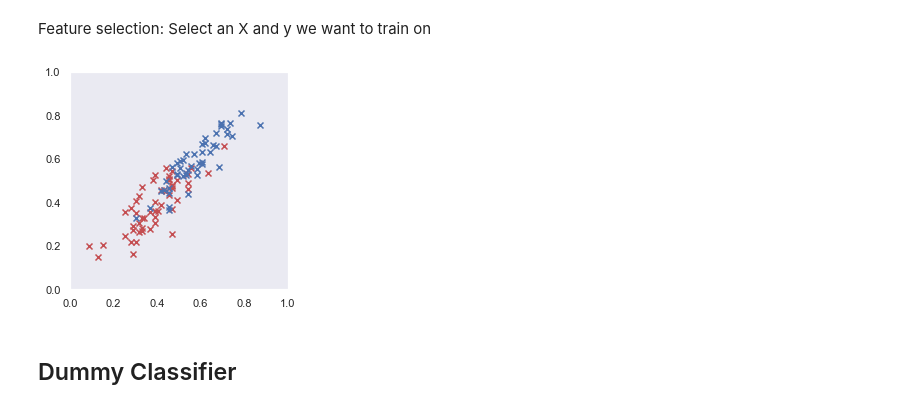
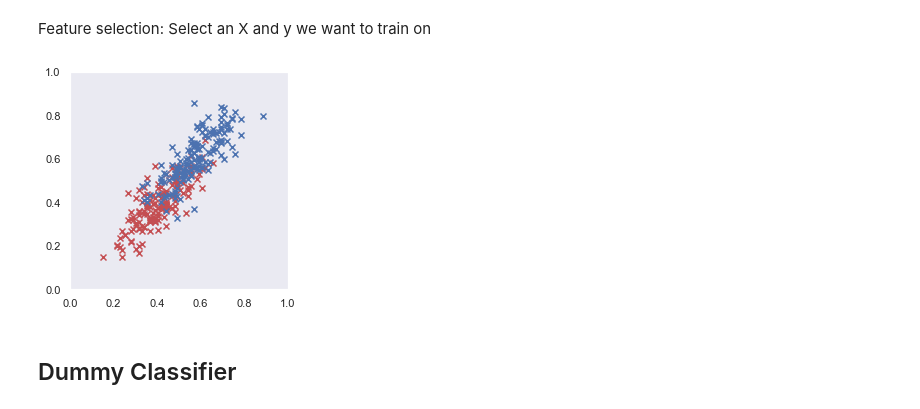
Before and after one commit to rmanaem/esports-prediction, a Jupyter notebook: src/training.ipynb, the cells around one changed output. Saved outputs shown, nothing was run; the diff lists cells and outputs as text; code cells hidden in the pictures.

Commit message:
Randomly selected data points for plots

```diff
--- a/src/training.ipynb
+++ b/src/training.ipynb
@@ -159,9 +161,9 @@ X_tst = tst_df[['kill_advantage','gold_advantage']].values
 y_tst = tst_df[['winner']].values.T[0]
 X_trn, X_tst = scale_data(X_trn, X_tst)
 # %%
-plot_data(X_trn[:100], y_trn[:100])
+plot_data(X_trn[index], y_trn[index])
 # %% [output]
-[figure, old version]
+[figure, new version]
 # %% [markdown]
 ## Dummy Classifier
 # %%
```
Also changed, not shown: parts of 2 cells of this notebook.
